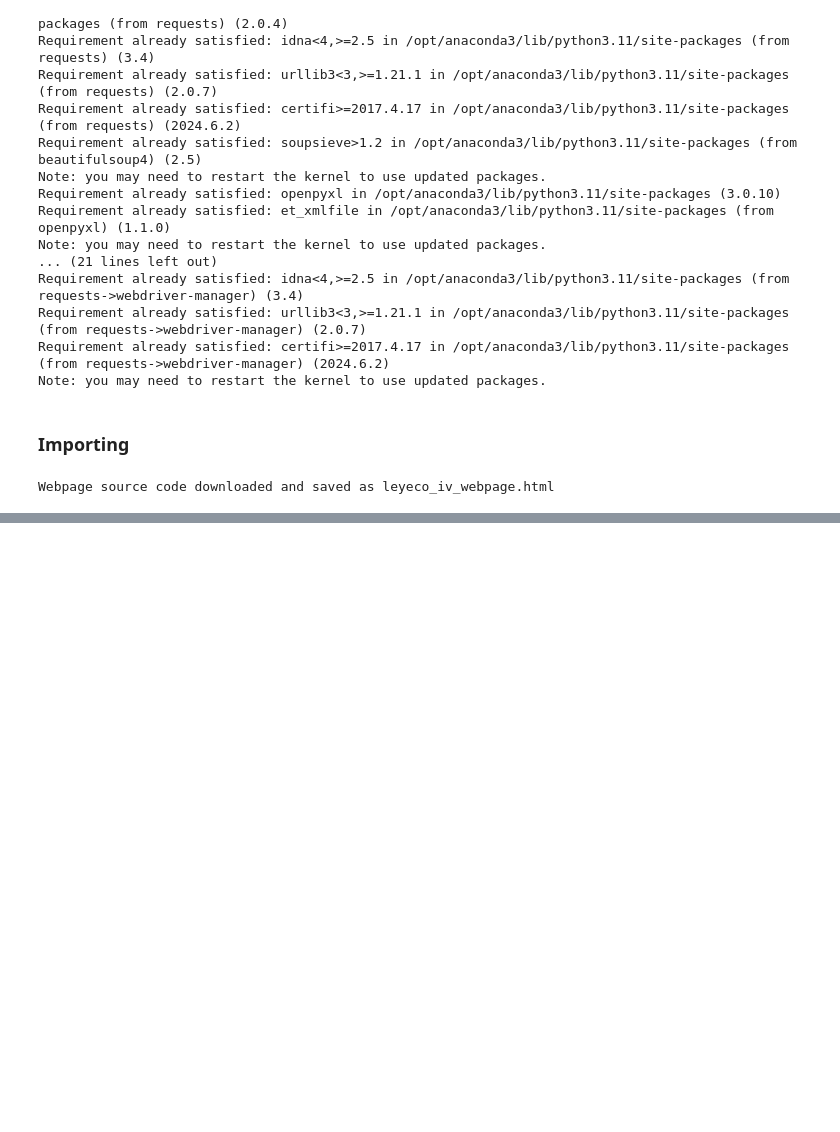
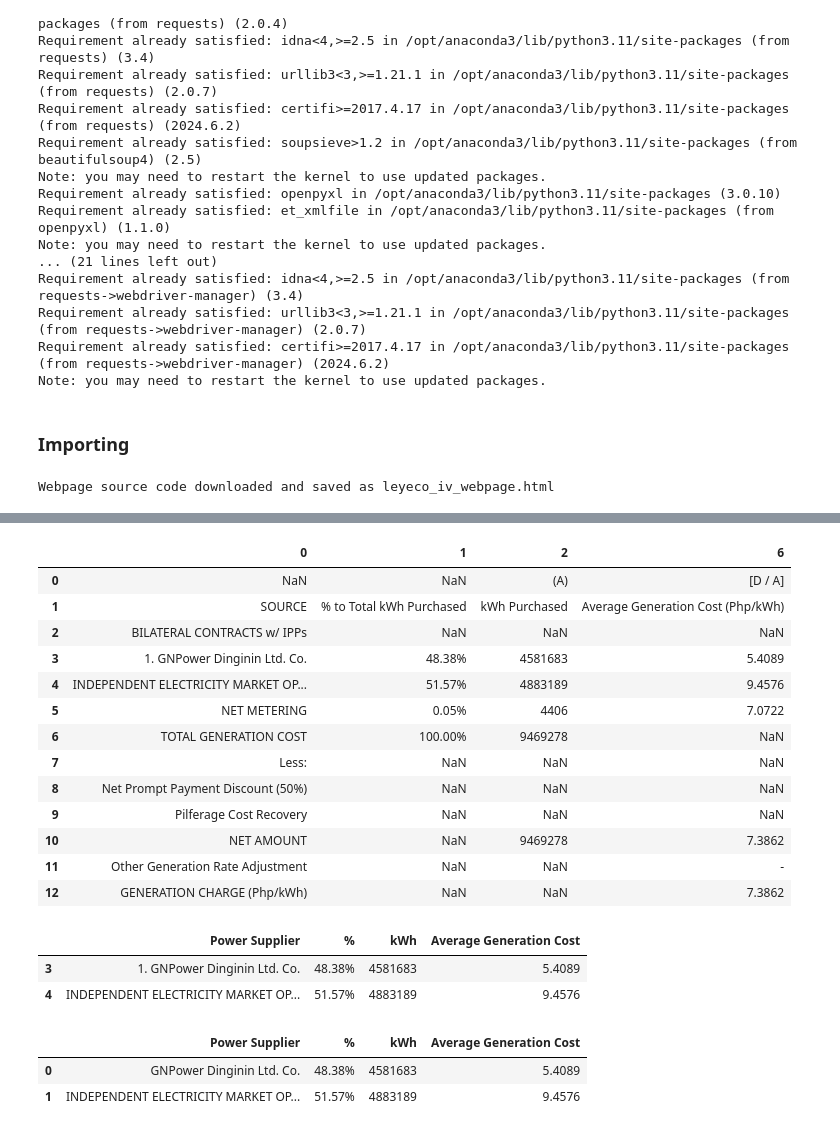
Before and after one commit to andreasenson/Scrape-DU-Generation-Charge, a Jupyter notebook: LEYECO IV/scrape_LEYECO_IV.ipynb, the cells around one changed output, grey strips where cells are left out. Saved outputs shown, nothing was run; the diff lists cells and outputs as text; code cells hidden in the pictures; blank space fills up the shorter version.

```diff
--- a/LEYECO IV/scrape_LEYECO_IV.ipynb
+++ b/LEYECO IV/scrape_LEYECO_IV.ipynb
@@ -92,0 +327,73 @@ https://www.leyecoiv.com/2018/10/09/december-2018/
+# %%
+# Function to find the column name where a keyword is present in any of its rows
+def find_column_by_keyword(df, keyword):
+    mask = df.apply(lambda col: col.str.contains(keyword, case=False, na=False)).any()
+    return df.columns[mask]
+
+# Identifying the columns that contain the specified keywords in any of their rows
+columns_to_include = [
+    find_column_by_keyword(df, 'CONTRACTS')[0],
+    find_column_by_keyword(df, '% to')[0],
+    find_column_by_keyword(df, 'Purchased')[1],  # Get the second column with "Purchased"
+    find_column_by_keyword(df, 'Average')[0],
+]
+
+# Creating a new DataFrame with the selected columns
+sliced_cols_df = df[columns_to_include]
+
+sliced_cols_df
+# %% [output]
+|  | 0 | 1 | 2 | 6 |
+| 0 | NaN | NaN | (A) | [D / A] |
+| 1 | SOURCE | % to Total kWh Purchased | kWh Purchased | Average Generation Cost (Php/kWh) |
+| 2 | BILATERAL CONTRACTS w/ IPPs | NaN | NaN | NaN |
+| 3 | 1. GNPower Dinginin Ltd. Co. | 48.38% | 4581683 | 5.4089 |
+| 4 | INDEPENDENT ELECTRICITY MARKET OP... | 51.57% | 4883189 | 9.4576 |
+| 5 | NET METERING | 0.05% | 4406 | 7.0722 |
+| 6 | TOTAL GENERATION COST | 100.00% | 9469278 | NaN |
+| 7 | Less: | NaN | NaN | NaN |
+| 8 | Net Prompt Payment Discount (50%) | NaN | NaN | NaN |
+| 9 | Pilferage Cost Recovery | NaN | NaN | NaN |
+| 10 | NET AMOUNT | NaN | 9469278 | 7.3862 |
+| 11 | Other Generation Rate Adjustment | NaN | NaN | - |
+| 12 | GENERATION CHARGE (Php/kWh) | NaN | NaN | 7.3862 |
+# %%
+# Find the index of the row containing the word "Supply" in the first column
+start_index = sliced_cols_df[sliced_cols_df.iloc[:, 0].str.contains('CONTRACTS', case=False, na=False)].index[0] + 1
+
+# Find the index of the row containing the word "Market" in the first column
+end_index = sliced_cols_df[
+    sliced_cols_df.iloc[:, 0].str.contains(r'WESM|IEMOP|INDEPENDENT ELECTRICITY MARKET OPERATOR', case=False, na=False)
+].index[0]
+
+# Slice the DataFrame to include rows between start_index and end_index (inclusive)
+sliced_rows_df = sliced_cols_df.iloc[start_index:end_index + 1]
+
+# Exclude the row that contains the word "Metering" in the first column
+sliced_rows_df = sliced_rows_df[~sliced_rows_df.iloc[:, 0].str.contains('Metering', case=False, na=False)]
+
+sliced_rows_df.columns = ["Power Supplier", "%", "kWh", "Average Generation Cost"]
+
+sliced_rows_df
+# %% [output]
+|  | Power Supplier | % | kWh | Average Generation Cost |
+| 3 | 1. GNPower Dinginin Ltd. Co. | 48.38% | 4581683 | 5.4089 |
+| 4 | INDEPENDENT ELECTRICITY MARKET OP... | 51.57% | 4883189 | 9.4576 |
+# %%
+import re
+
+# Function to clean the "Power Supplier" column
+def clean_power_supplier(value):
+    # Remove leading numbers and periods
+    value = re.sub(r'^\d+\.\s*', '', value)
+    return value
+
+# Apply the cleaning function to the first column of sliced_df
+sliced_rows_df.iloc[:, 0] = sliced_rows_df.iloc[:, 0].apply(clean_power_supplier)
+
+sliced_rows_df = sliced_rows_df.reset_index(drop=True)
+sliced_rows_df
+# %% [output]
+|  | Power Supplier | % | kWh | Average Generation Cost |
+| 0 | GNPower Dinginin Ltd. Co. | 48.38% | 4581683 | 5.4089 |
+| 1 | INDEPENDENT ELECTRICITY MARKET OP... | 51.57% | 4883189 | 9.4576 |
```
Also changed, not shown: parts of 13 cells of this notebook, 1 other file.
